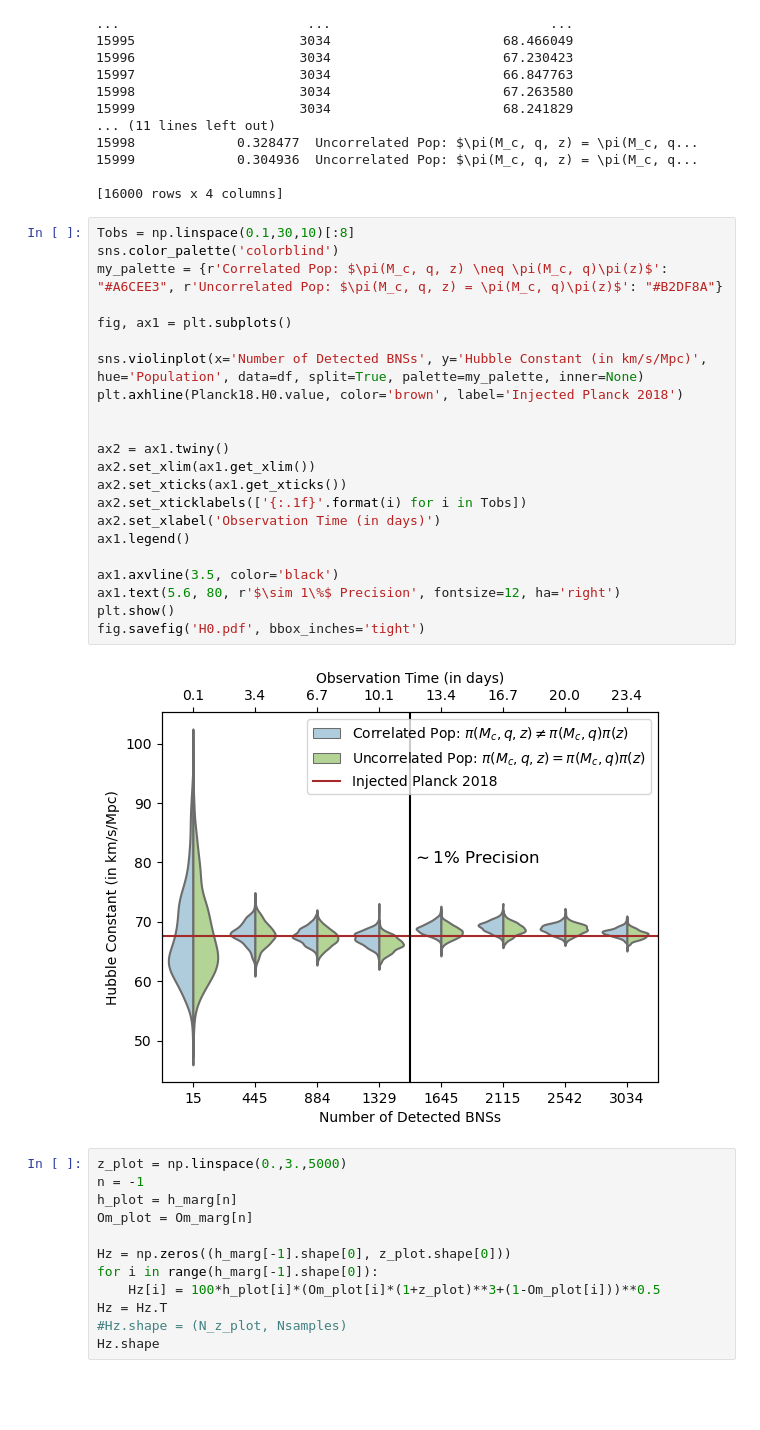
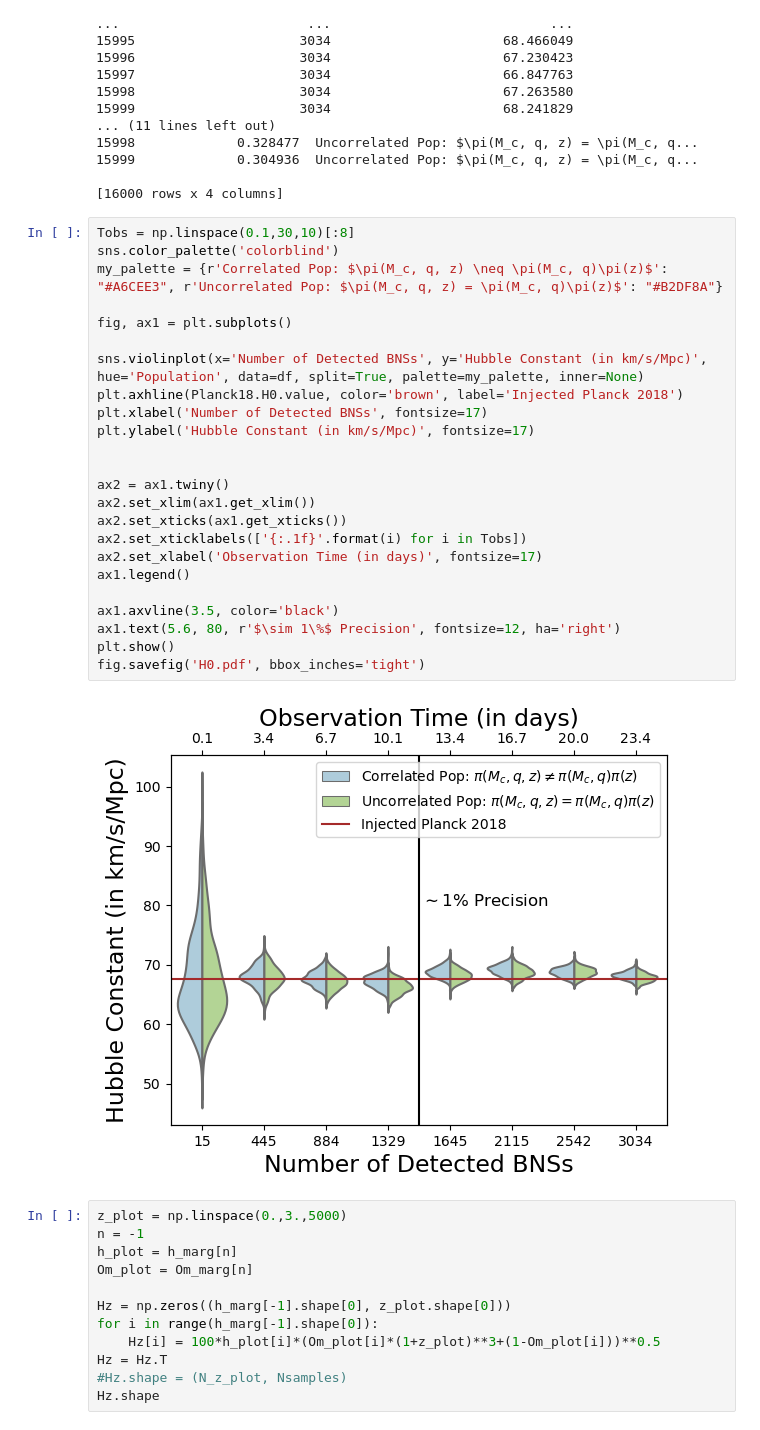
Before and after one commit to SoumendraRoy/RedevolBNS, a Jupyter notebook: Results/Plots.ipynb, the cells around one changed output. Cells and saved outputs as stored; diff of their text form; blank space fills up the shorter version.

Commit message:
Cleaner Plots

```diff
--- a/Results/Plots.ipynb
+++ b/Results/Plots.ipynb
@@ -99,27 +99,29 @@ print(df)
 # %%
 Tobs = np.linspace(0.1,30,10)[:8]
 sns.color_palette('colorblind')
 my_palette = {r'Correlated Pop: $\pi(M_c, q, z) \neq \pi(M_c, q)\pi(z)$': "#A6CEE3", r'Uncorrelated Pop: $\pi(M_c, q, z) = \pi(M_c, q)\pi(z)$': "#B2DF8A"}
 
 fig, ax1 = plt.subplots()
 
 sns.violinplot(x='Number of Detected BNSs', y='Hubble Constant (in km/s/Mpc)', hue='Population', data=df, split=True, palette=my_palette, inner=None)
 plt.axhline(Planck18.H0.value, color='brown', label='Injected Planck 2018')
+plt.xlabel('Number of Detected BNSs', fontsize=17)
+plt.ylabel('Hubble Constant (in km/s/Mpc)', fontsize=17)
 
 
 ax2 = ax1.twiny()
 ax2.set_xlim(ax1.get_xlim())
 ax2.set_xticks(ax1.get_xticks())
 ax2.set_xticklabels(['{:.1f}'.format(i) for i in Tobs])
-ax2.set_xlabel('Observation Time (in days)')
+ax2.set_xlabel('Observation Time (in days)', fontsize=17)
 ax1.legend()
 
 ax1.axvline(3.5, color='black')
 ax1.text(5.6, 80, r'$\sim 1\%$ Precision', fontsize=12, ha='right')
 plt.show()
 fig.savefig('H0.pdf', bbox_inches='tight')
 # %% [output]
-[figure, old version]
+[figure, new version]
 # %%
 z_plot = np.linspace(0.,3.,5000)
 n = -1
```
Also changed, not shown: parts of 1 cell of this notebook, 2 other files.
